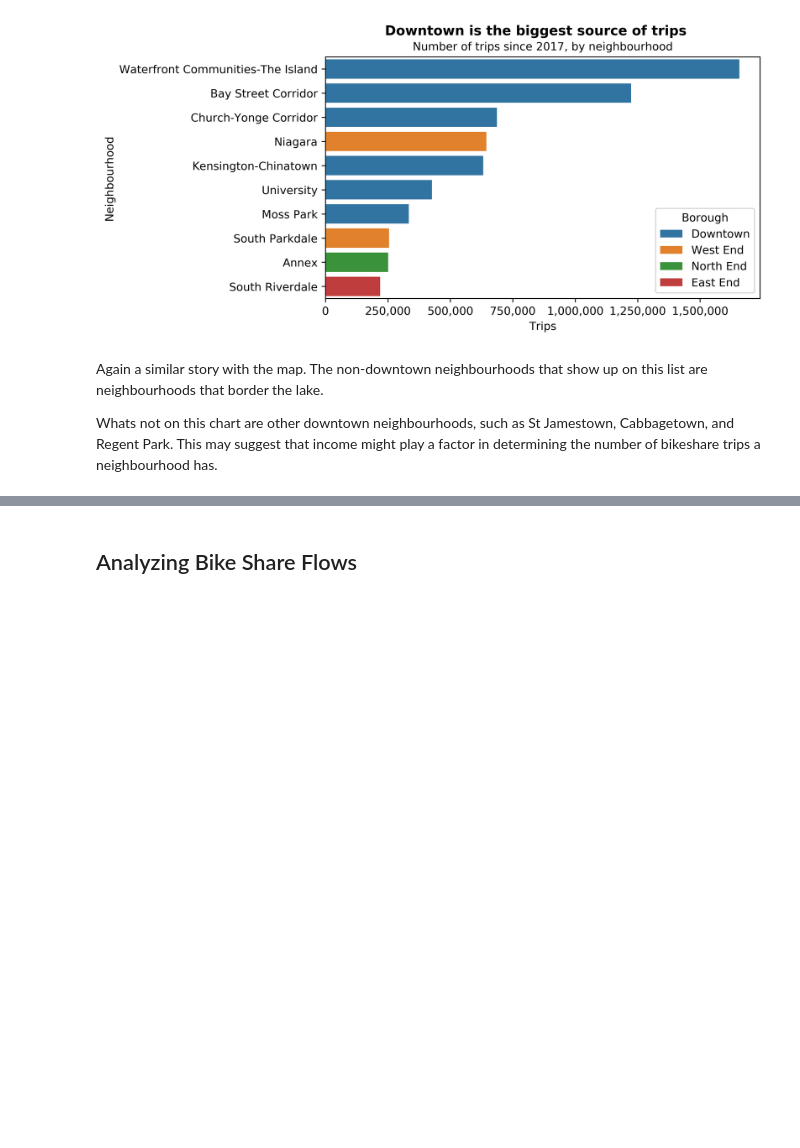
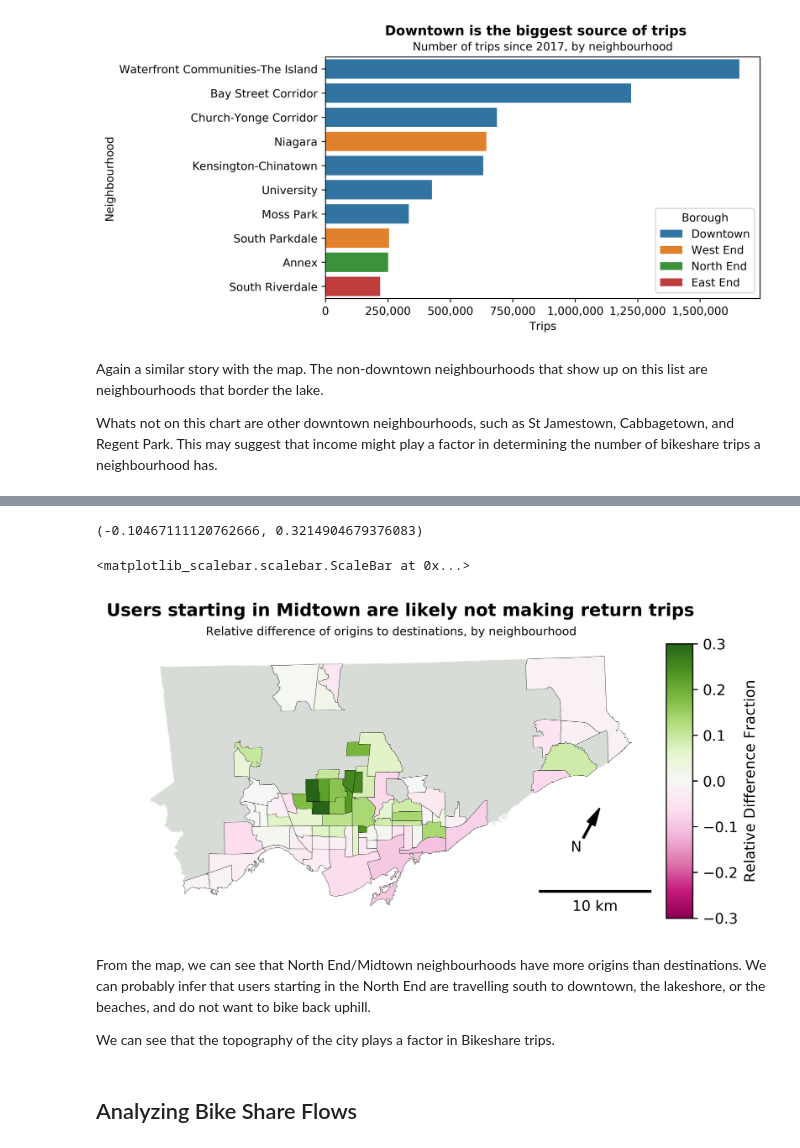
Before and after one commit to rickl4/bikeshare_project, a Jupyter notebook: stage2/neighbourhoods_analysis.ipynb, the cells around one changed output, grey strips where cells are left out. Saved outputs shown, nothing was run; the diff lists cells and outputs as text; code cells hidden in the pictures; blank space fills up the shorter version.

```diff
--- a/stage2/neighbourhoods_analysis.ipynb
+++ b/stage2/neighbourhoods_analysis.ipynb
@@ -233,3 +308,49 @@ Whats not on this chart are other downtown neighbourhoods, such as St Jamestown,
+# %%
+trips_neighbourhood = trips_origin_gdf.merge(trips_dest_gdf, on = ['area_short', 'name', 'geometry', 'Borough'],
+                       suffixes = ['_origin', '_destination'])
+# %%
+trips_neighbourhood['delta_perc'] = (trips_neighbourhood['Trips_origin'] - trips_neighbourhood['Trips_destination'])/trips_neighbourhood['Trips_origin']
+# %%
+trips_neighbourhood['delta_perc'].min(), trips_neighbourhood['delta_perc'].max()
+# %% [output]
+(-0.10467111120762666, 0.3214904679376083)
+# %%
+fig, ax = plt.subplots()
+fig.set_size_inches(7,4)
+
+divider = make_axes_locatable(ax)
+
+cax = divider.append_axes("right", size="5%", pad=0.1) #to clean up the chloropleth legend
+
+trips_neighbourhood.plot(column = 'delta_perc', cmap = 'PiYG', ax = ax, legend = True,
+                      zorder = 1, edgecolor = 'k', linewidth = 0.2,
+                     legend_kwds={'label': "Relative Difference Fraction"}, cax = cax, vmin = -0.3, vmax = 0.3)
+
+city_boundary.plot(ax = ax, zorder = 0, color = 'xkcd:light grey') #any neighbourhood without a bike share trip will be grey
+
+#north arrow
+x, y, arrow_length = 0.85, 0.4, 0.15
+ax.annotate('N', xy=(x + 0.15 * math.sin(math.radians(17)), y), xytext=(x, y- 0.15 * math.cos(math.radians(17))),
+            arrowprops = dict(facecolor='black', width=1, headwidth=6),
+            ha='center', va='center', fontsize=10,
+            xycoords=ax.transAxes)
+
+plt.suptitle('Users starting in Midtown are likely not making return trips', fontsize = 12, fontweight = 'bold', y = 0.93)
+
+ax.set_title('Relative difference of origins to destinations, by neighbourhood', fontsize = 8)
+
+ax.set_yticklabels([])
+ax.set_xticklabels([])
+ax.set_axis_off()
+
+ax.add_artist(ScaleBar(1, location = 'lower right', length_fraction = 0.25))# scale bar
+# %% [output]
+<matplotlib_scalebar.scalebar.ScaleBar at 0x...>
+[figure, added]
+# %% [markdown]
+From the map, we can see that North End/Midtown neighbourhoods have more origins than destinations. We can probably infer that users starting in the North End are travelling south to downtown, the lakeshore, or the beaches, and do not want to bike back uphill.
+
+We can see that the topography of the city plays a factor in Bikeshare trips.
 # %% [markdown]
 ## Analyzing Bike Share Flows
 # %% [markdown]
```
Also changed, not shown: parts of 16 cells of this notebook.
